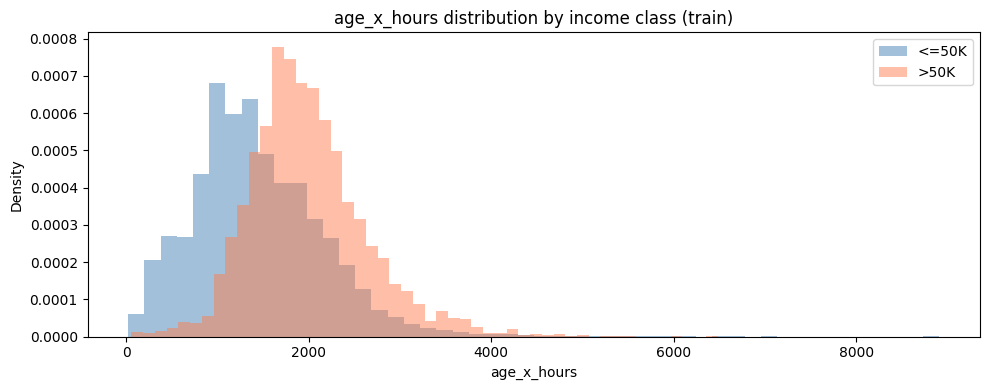
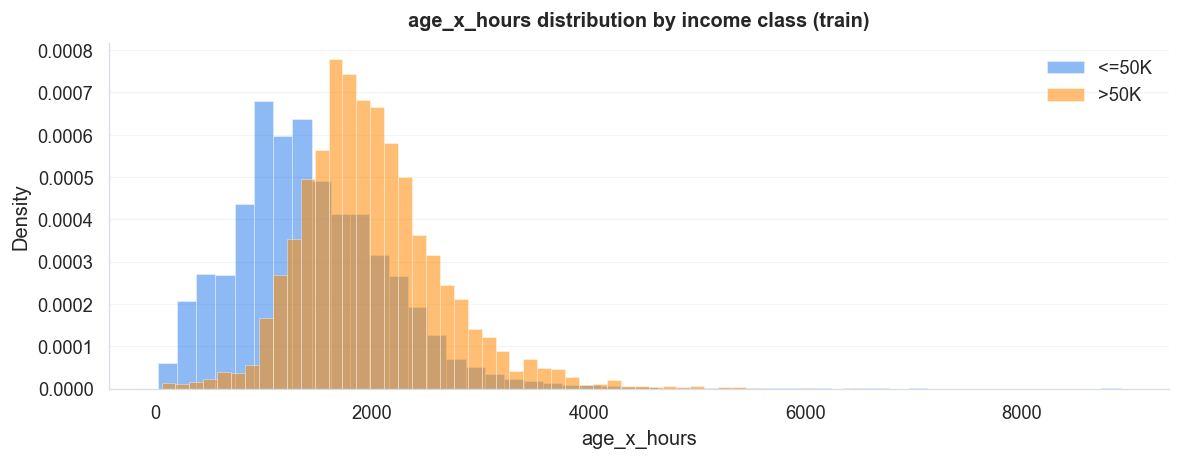
Unified diff of the notebook cell whose output changed from the first chart to the second:
--- before
+++ after
@@ -10,11 +10,12 @@
 # Histogram of the new feature by income class
 fig, ax = plt.subplots(figsize=(10, 4))
-for label, color in [(0, "steelblue"), (1, "coral")]:
+for label, color in TARGET_PALETTE_NUMERIC.items():
     subset = X_train.loc[y_train == label, "age_x_hours"]
-    ax.hist(subset, bins=50, alpha=0.5, color=color, label=f"{'<=50K' if label == 0 else '>50K'}", density=True)
+    ax.hist(subset, bins=50, alpha=0.55, color=color, label=f"{'<=50K' if label == 0 else '>50K'}", density=True, edgecolor="white", linewidth=0.4)
 ax.set_title("age_x_hours distribution by income class (train)")
 ax.set_xlabel("age_x_hours")
 ax.set_ylabel("Density")
 ax.legend()
+polish_axes(ax)
 plt.tight_layout()
 plt.show()

Commit: color palette